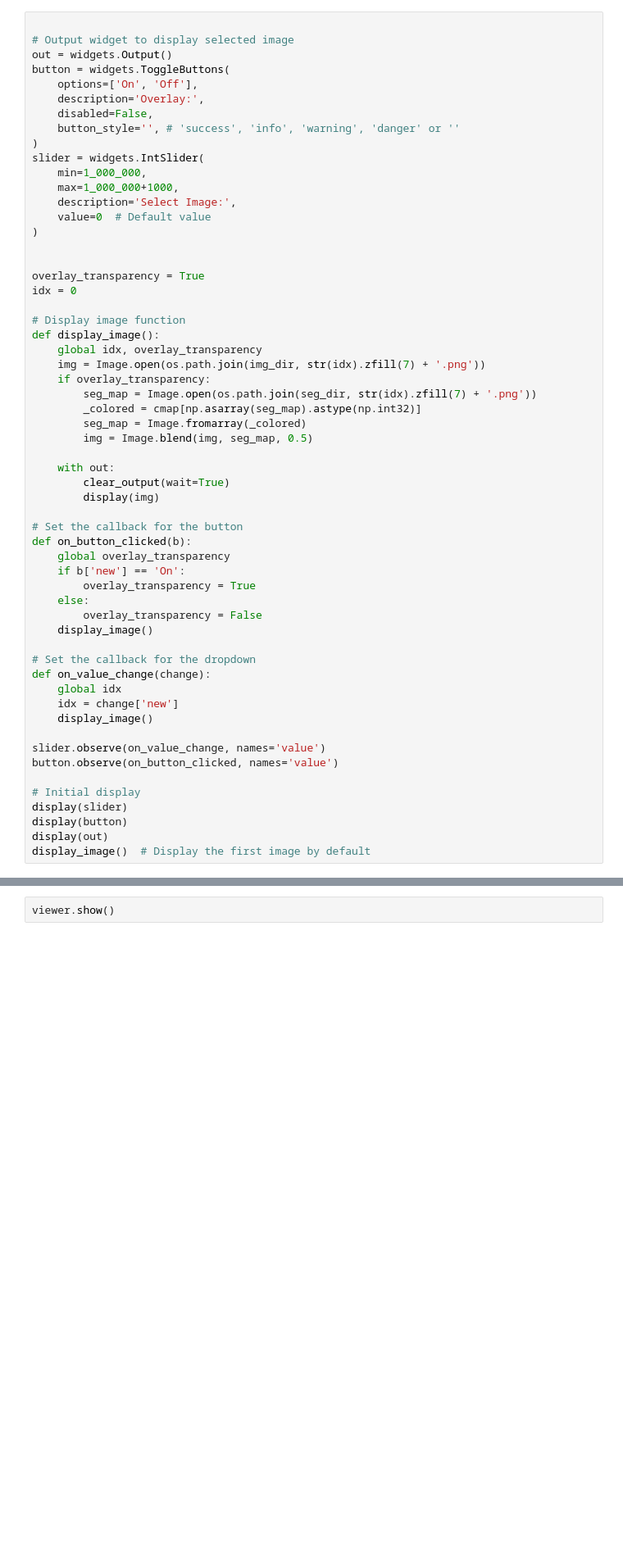
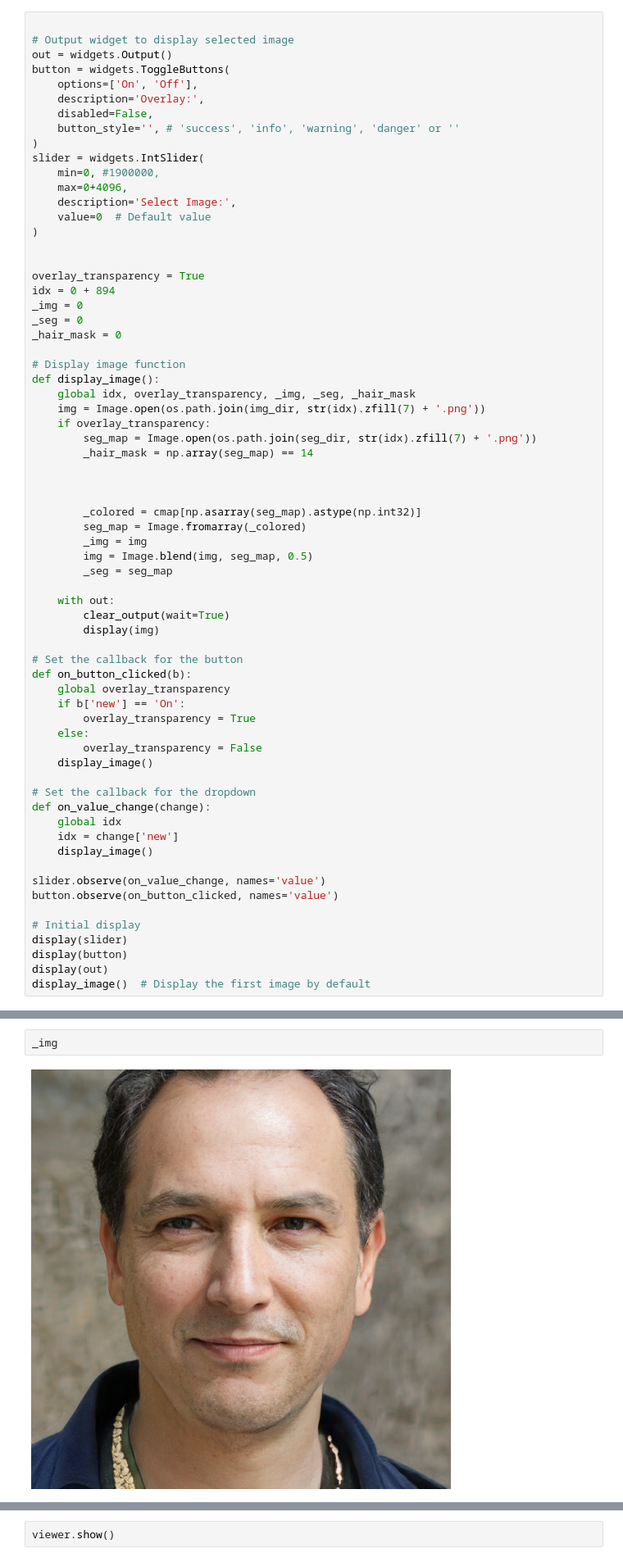
Before and after one commit to wamiq-reyaz/diffusion_face, a Jupyter notebook: notebooks/attrs_lookat.ipynb, the cells around one changed output, grey strips where cells are left out. Shown at 82% size. Saved outputs shown, nothing was run; the diff lists cells and outputs as text; blank space fills up the shorter version.

```diff
--- a/notebooks/attrs_lookat.ipynb
+++ b/notebooks/attrs_lookat.ipynb
@@ -49,25 +117,34 @@ button = widgets.ToggleButtons(
     button_style='', # 'success', 'info', 'warning', 'danger' or ''
 )
 slider = widgets.IntSlider(
-    min=1_000_000,
-    max=1_000_000+1000,
+    min=0, #1900000,
+    max=0+4096,
     description='Select Image:',
     value=0  # Default value
 )
 
 
 overlay_transparency = True
-idx = 0
+idx = 0 + 894
+_img = 0
+_seg = 0
+_hair_mask = 0
 
 # Display image function
 def display_image():
-    global idx, overlay_transparency
+    global idx, overlay_transparency, _img, _seg, _hair_mask
     img = Image.open(os.path.join(img_dir, str(idx).zfill(7) + '.png'))
     if overlay_transparency:
         seg_map = Image.open(os.path.join(seg_dir, str(idx).zfill(7) + '.png'))
+        _hair_mask = np.array(seg_map) == 14
+
+
+
         _colored = cmap[np.asarray(seg_map).astype(np.int32)]
         seg_map = Image.fromarray(_colored)
+        _img = img
         img = Image.blend(img, seg_map, 0.5)
+        _seg = seg_map
 
     with out:
         clear_output(wait=True)
@@ -100,3 +177,7 @@ display_image()  # Display the first image by default
 [interactive output not drawn]
 ToggleButtons(description='Overlay:', options=('On', 'Off'), value='On')
 [interactive output not drawn]
+# %%
+_img
+# %% [output]
+[figure, added]
```
Also changed, not shown: parts of 39 cells of this notebook, 10 other files.
